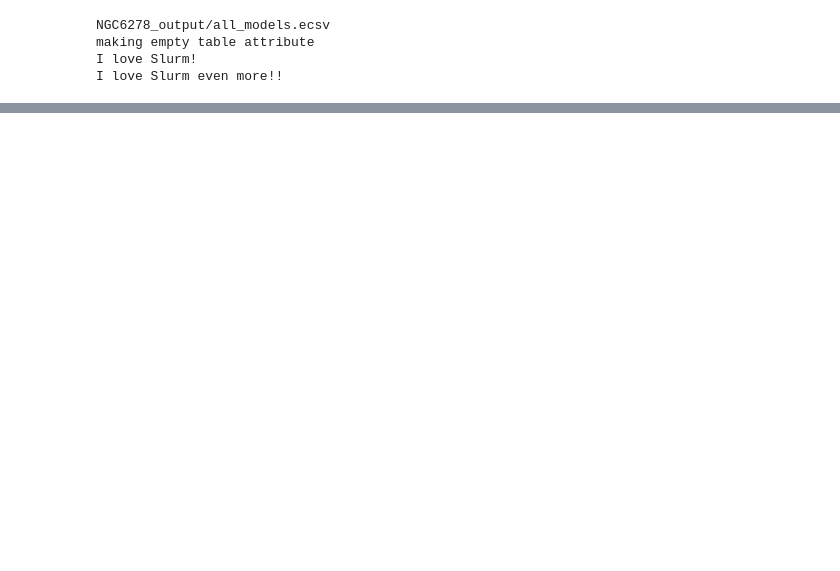
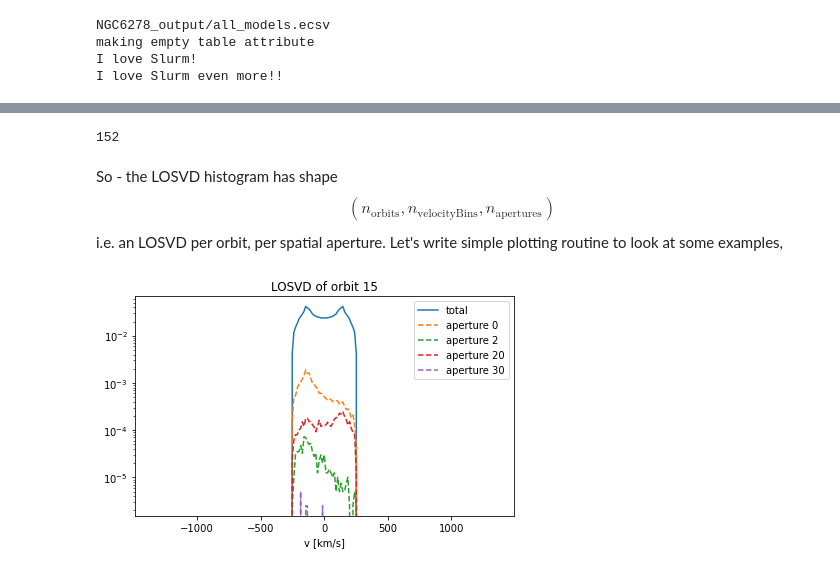
Before and after one commit to dynamics-of-stellar-systems/dynamite, a Jupyter notebook: docs/tutorial_notebooks/running_a_model.ipynb, the cells around one changed output, grey strips where cells are left out. Cells and saved outputs as stored; diff of their text form; code cells hidden in the pictures; blank space fills up the shorter version.

```diff
--- a/docs/tutorial_notebooks/running_a_model.ipynb
+++ b/docs/tutorial_notebooks/running_a_model.ipynb
@@ -29,3 +162,7 @@ NGC6278_output/all_models.ecsv
 making empty table attribute
 I love Slurm!
 I love Slurm even more!!
+# %%
+c.parspace = parspace
+c.all_models = all_models
+c.executor = executor
@@ -77,0 +258,3 @@ print(parset)
+# %%
+parset = parspace.get_parset()
+print(parset)
@@ -100,0 +359,35 @@ model.chi2
+# %%
+len(c.system.cmp_list[2].kinematic_data[0].data)
+# %% [output]
+152
+# %% [markdown]
+So - the LOSVD histogram has shape
+$$
+(n_\mathrm{orbits}, n_\mathrm{velocityBins}, n_\mathrm{apertures})
+$$
+i.e. an LOSVD per orbit, per spatial aperture. Let's write simple plotting routine to look at some examples,
+# %%
+import matplotlib.pyplot as plt
+import numpy as np
+
+def plot_losvds(losvd_histogram, orb_idx, aperture_idx_list):
+    v = losvd_histogram.x
+    losvd = losvd_histogram.y[orb_idx, :, :]
+    plt.plot(v, np.sum(losvd, 1), label='total')
+    for aperture_idx in aperture_idx_list:
+        plt.plot(v,
+                 losvd[:, aperture_idx],
+                 '--',
+                 label=f'aperture {aperture_idx}')
+    plt.gca().set_title(f'LOSVD of orbit {orb_idx}')
+    plt.gca().set_xlabel('v [km/s]')
+    plt.gca().set_yscale('log')
+    plt.gca().legend()
+    plt.tight_layout()
+    return
+# %%
+orb_idx = 15
+aperture_idx_list = [0, 2, 20, 30]
+plot_losvds(model.orblib.losvd_histograms, orb_idx, aperture_idx_list)
+# %% [output]
+[figure, added]
```
Also changed, not shown: parts of 80 cells of this notebook, 10 other files.
